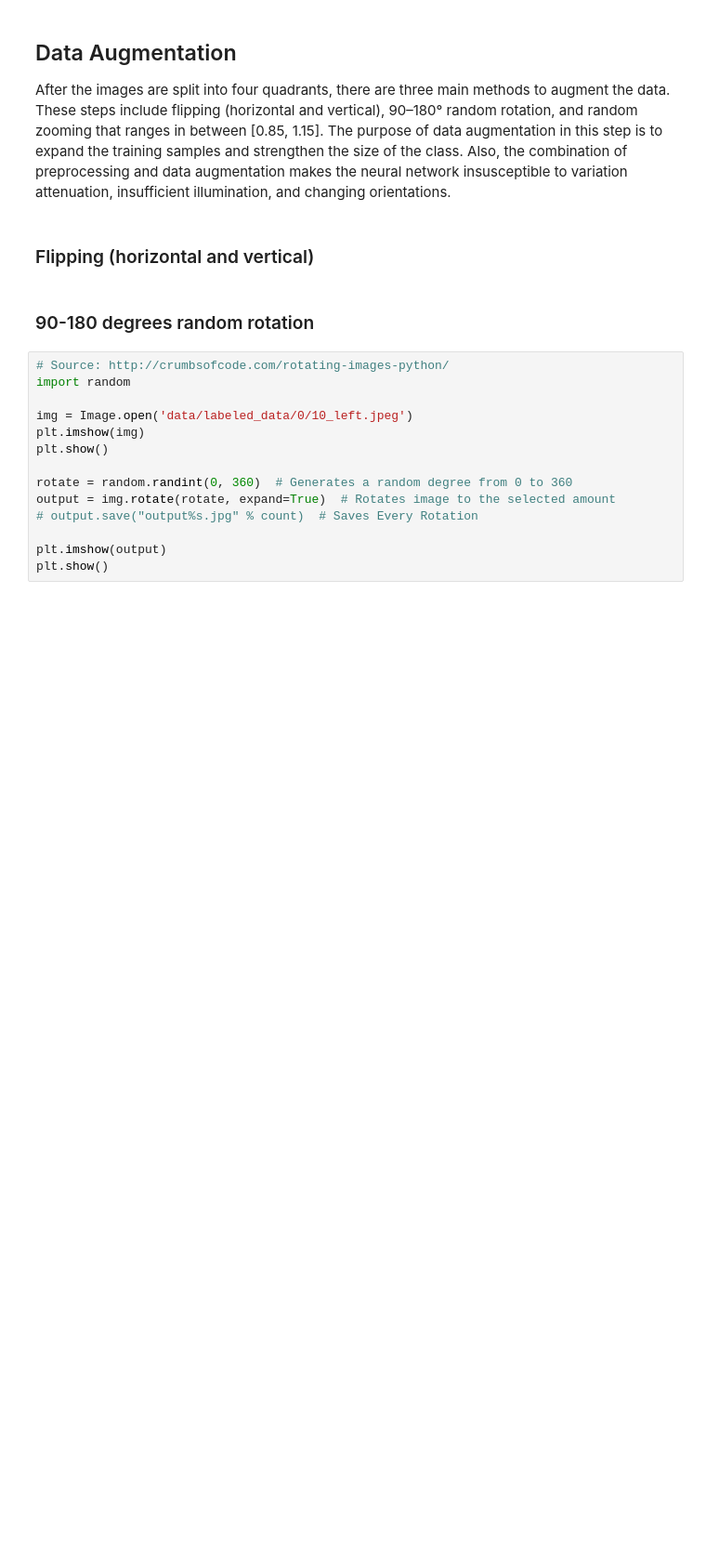
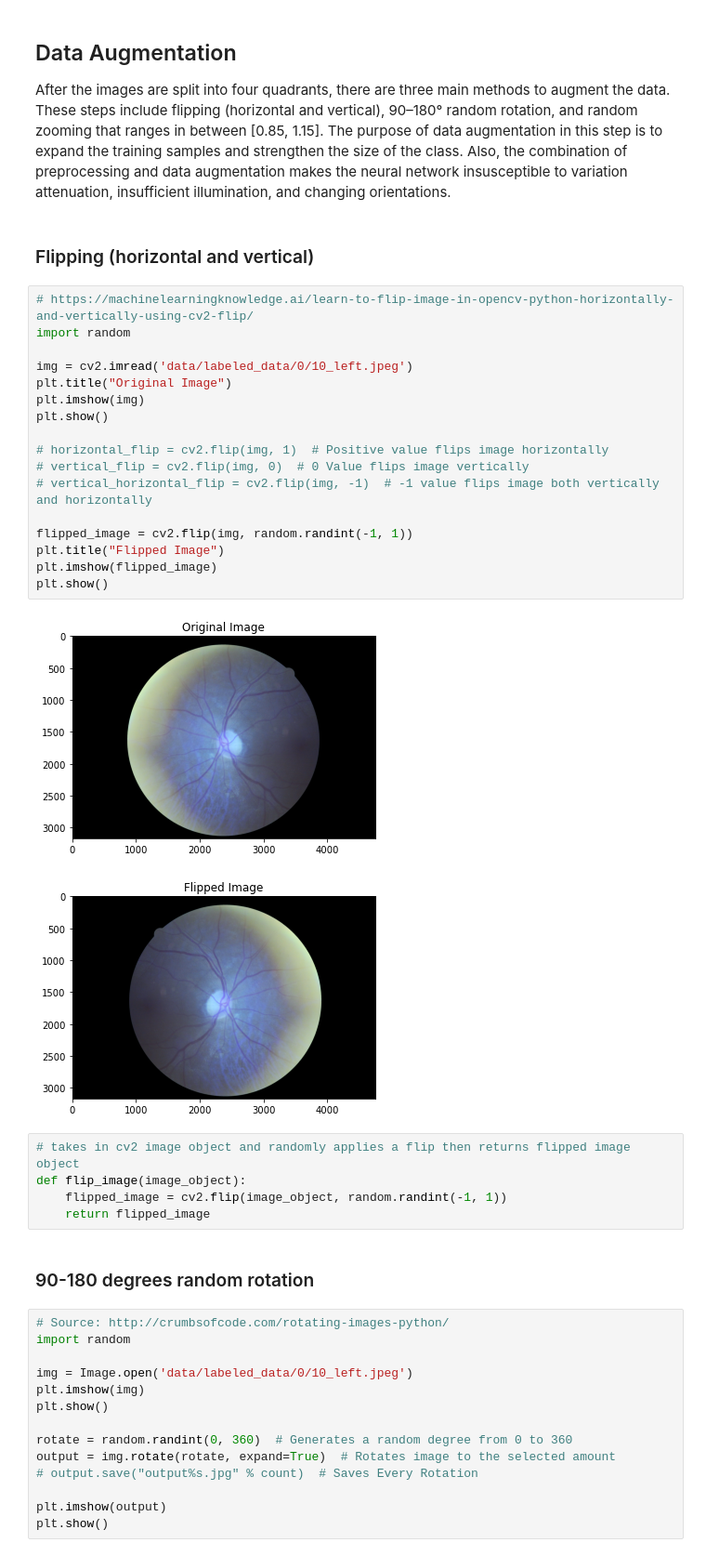
Before and after one commit to lykelly19/Computing-for-Health-and-Medicine-Final, a Jupyter notebook: DR Detection Group 9.ipynb, the cells around one changed output. Shown at 93% size. Drawn from its saved outputs; the diff is of its cells as text; blank space fills up the shorter version.

Commit message:
Created flip image and zoom image functions

```diff
--- a/DR Detection Group 9.ipynb
+++ b/DR Detection Group 9.ipynb
@@ -671,6 +671,31 @@ plt.show()
 After the images are split into four quadrants, there are three main methods to augment the data. These steps include flipping (horizontal and vertical), 90–180° random rotation, and random zooming that ranges in between [0.85, 1.15]. The purpose of data augmentation in this step is to expand the training samples and strengthen the size of the class. Also, the combination of preprocessing and data augmentation makes the neural network insusceptible to variation attenuation, insufficient illumination, and changing orientations.
 # %% [markdown]
 ### Flipping (horizontal and vertical)
+# %%
+# https://machinelearningknowledge.ai/learn-to-flip-image-in-opencv-python-horizontally-and-vertically-using-cv2-flip/
+import random
+
+img = cv2.imread('data/labeled_data/0/10_left.jpeg')
+plt.title("Original Image")
+plt.imshow(img)
+plt.show()
+
+# horizontal_flip = cv2.flip(img, 1)  # Positive value flips image horizontally
+# vertical_flip = cv2.flip(img, 0)  # 0 Value flips image vertically
+# vertical_horizontal_flip = cv2.flip(img, -1)  # -1 value flips image both vertically and horizontally
+
+flipped_image = cv2.flip(img, random.randint(-1, 1))
+plt.title("Flipped Image")
+plt.imshow(flipped_image)
+plt.show()
+# %% [output]
+[figure, added]
+[figure, added]
+# %%
+# takes in cv2 image object and randomly applies a flip then returns flipped image object
+def flip_image(image_object):
+    flipped_image = cv2.flip(image_object, random.randint(-1, 1))
+    return flipped_image
 # %% [markdown]
 ### 90-180 degrees random rotation
 # %%
```
Also changed, not shown: parts of 2 cells of this notebook.
